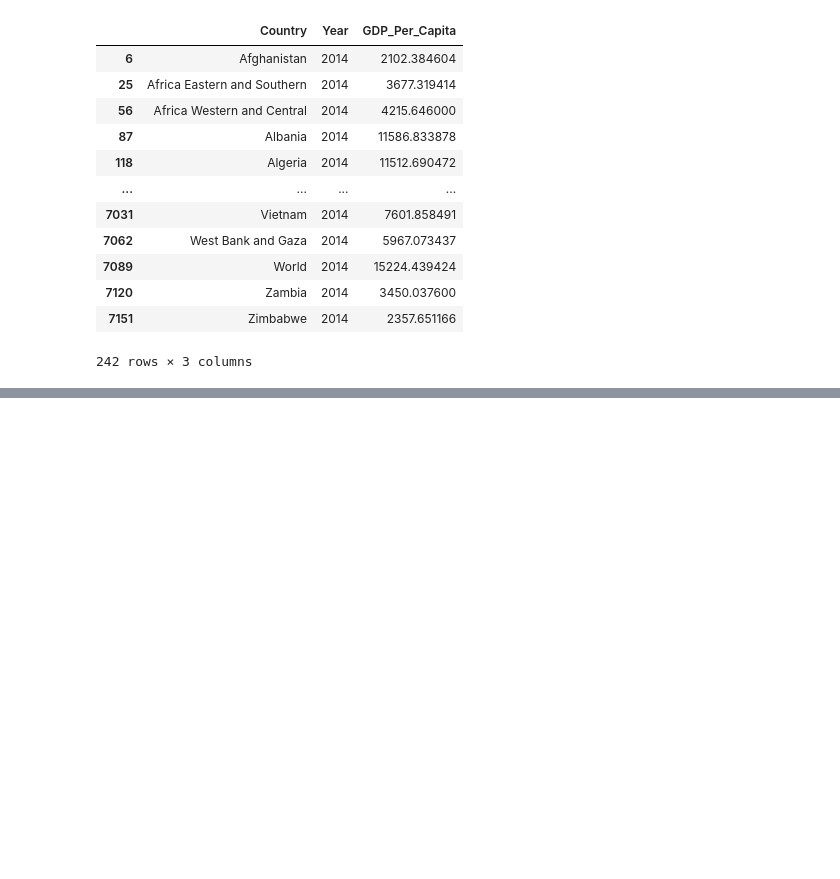
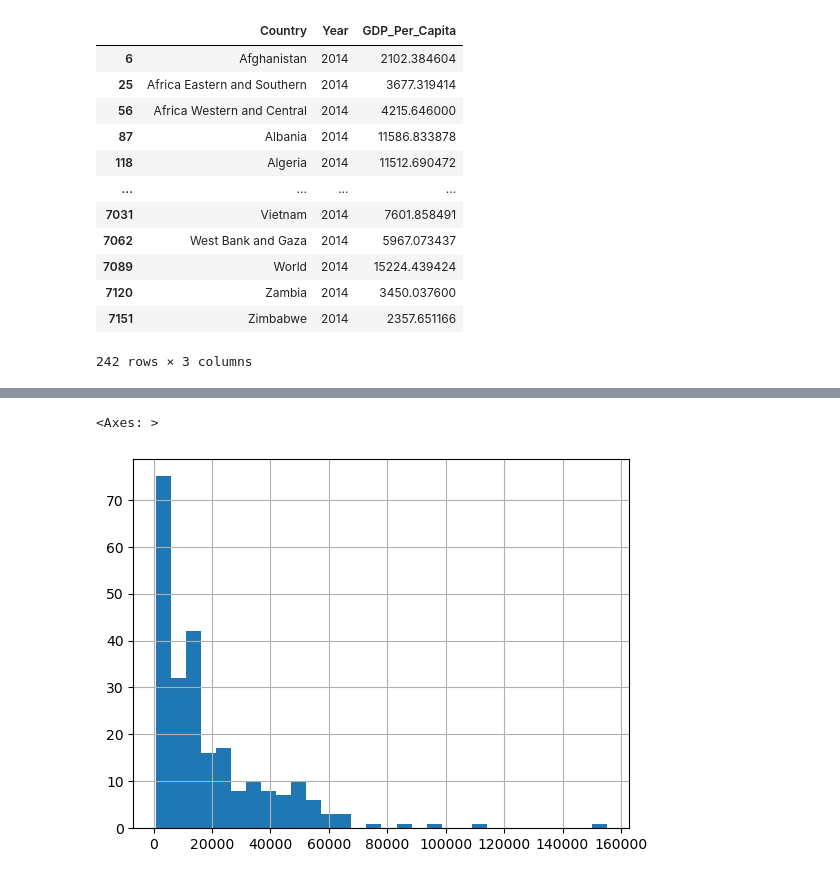
Before and after one commit to nss-data-science-cohort-7/un-exploration-ndidiox, a Jupyter notebook: notebooks/UN_Data_Exploration.ipynb, the cells around one changed output, grey strips where cells are left out. Saved outputs shown, nothing was run; the diff lists cells and outputs as text; code cells hidden in the pictures; blank space fills up the shorter version.

```diff
--- a/notebooks/UN_Data_Exploration.ipynb
+++ b/notebooks/UN_Data_Exploration.ipynb
@@ -4,9 +6,10 @@ import numpy as np
 import matplotlib.pyplot as plt
 import seaborn as sns
 # %%
-gdp_df = pd.read_csv("C:/Users/user/Documents/NSS_Projects/un-exploration-ndidiox/data/UNdata_Export_20230915_035202743.csv")
+# read the GDP dataset into your notebook as a DataFrame called gdp_df
+gdp_df = pd.read_csv("C:/Users/ndidi/Documents/NSS_Projects/un-exploration-ndidiox/data/UNdata_Export_20230920_024356744.csv")
 
-#inspect first 10 rows
+# inspect first 10 rows
 gdp_df.head(10)
 # %% [output]
 |  | Country or Area | Year | Value | Value Footnotes |
@@ -126,0 +148,6 @@ gdp_2014
+# %%
+# Create a histogram of GDP Per Capita numbers for 2014. How would you describe the shape of the distribution?
+gdp_2014['GDP_Per_Capita'].hist(bins = 30)
+# %% [output]
+<Axes: >
+[figure, added]
```
Also changed, not shown: parts of 17 cells of this notebook.
